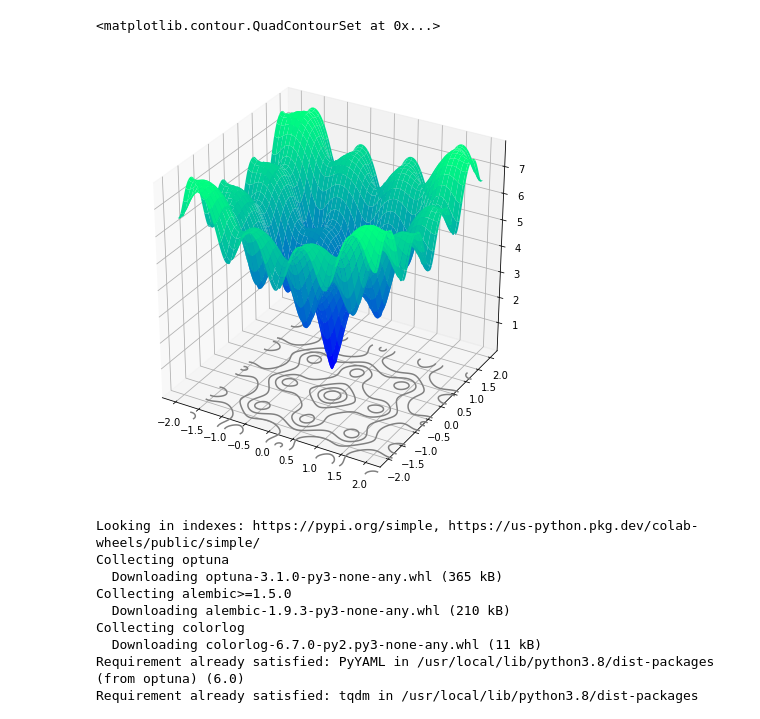
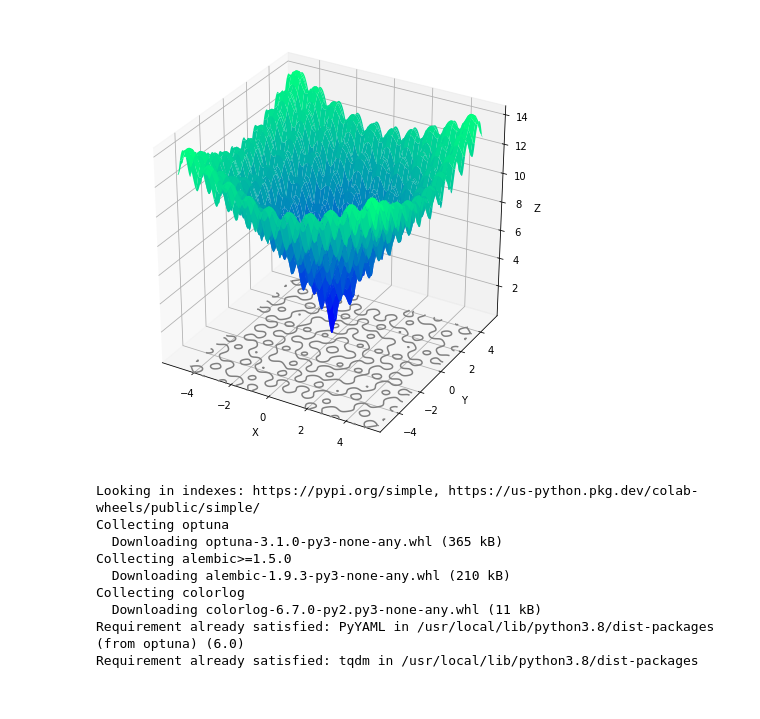
Before and after one commit to ishiyeahman/Hyperparameter, a Jupyter notebook: hyperprm_test.ipynb, the cells around one changed output. Cells and saved outputs as stored; diff of their text form; code cells hidden in the pictures.

```diff
--- a/hyperprm_test.ipynb
+++ b/hyperprm_test.ipynb
@@ -14,16 +14,20 @@ def ackley_f(X, Y):
 # %%
 fig = plt.figure(figsize = (8, 8))
 ax = fig.add_subplot(111, projection="3d")
 
-x = np.linspace(-2, 2, 256)
-y = np.linspace(-2, 2, 256)
+x = np.linspace(-5, 5, 256)
+y = np.linspace(-5, 5, 256)
 
 X, Y = np.meshgrid(x, y)
 
 Z = ackley_f(X, Y)
 
 ax.plot_surface(X, Y, Z, cmap = "winter")
 ax.contour(X, Y, Z, colors = "gray", offset = -1)
+
+ax.set_xlabel("X")
+ax.set_ylabel("Y")
+ax.set_zlabel("Z")
+plt.show()
 # %% [output]
-<matplotlib.contour.QuadContourSet at 0x...>
-[figure, old version]
+[figure, new version]
```
Also changed, not shown: parts of 14 cells of this notebook.
